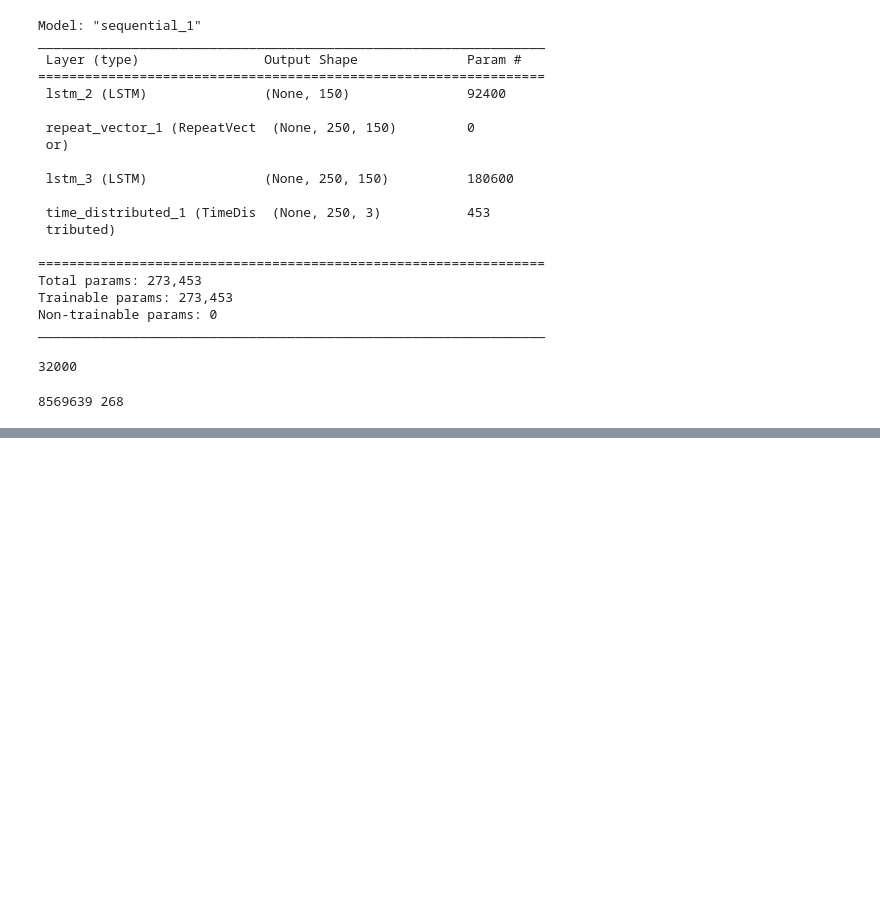
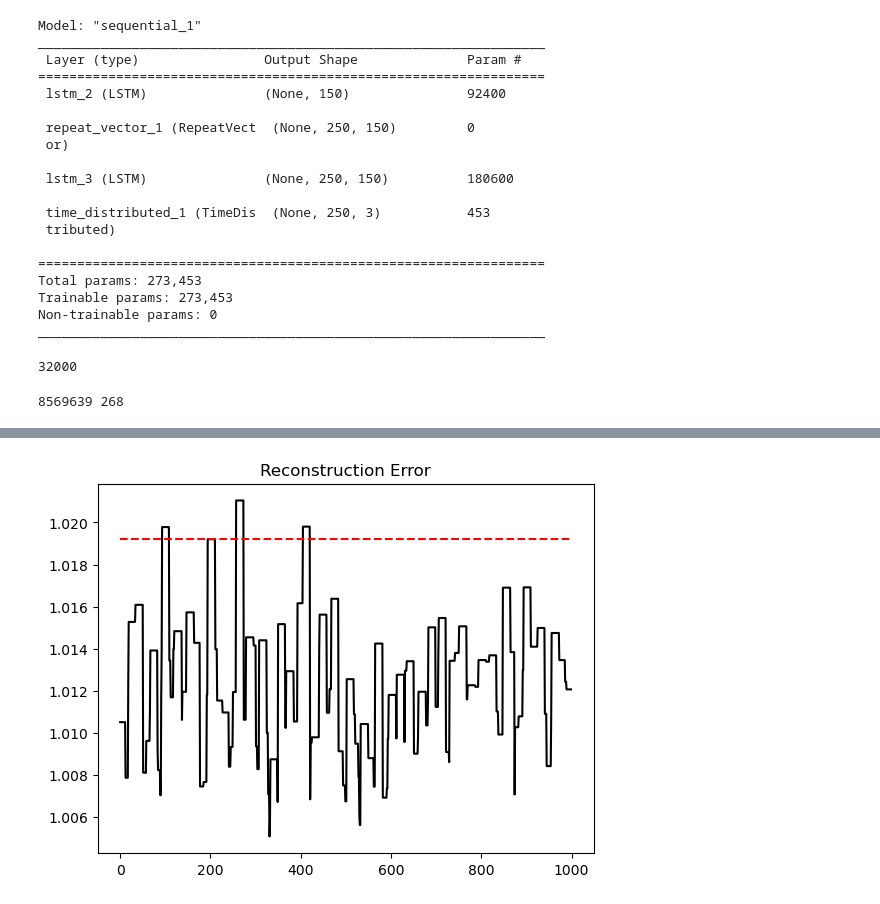
Before and after one commit to danchendrickson/RMG_NDE_Disssertation, a Jupyter notebook: 10b3 Segment then small LSTM 32Node.ipynb, the cells around one changed output, grey strips where cells are left out. Saved outputs shown, nothing was run; the diff lists cells and outputs as text; code cells hidden in the pictures; blank space fills up the shorter version.

```diff
--- a/10b3 Segment then small LSTM 32Node.ipynb
+++ b/10b3 Segment then small LSTM 32Node.ipynb
@@ -428,0 +590,4 @@ for out in Outputs:
+# %%
+scores = np.linalg.norm(Check1 - output_X, axis=-1)
+# %%
+maxes = np.max(scores, axis = 1)
@@ -428,0 +605,12 @@ for out in Outputs:
+# %%
+threshold = 0.95
+
+sorted_scores = sorted(maxes)
+threshold_score = sorted_scores[round(len(maxes) * threshold)]
+
+plt.title("Reconstruction Error")
+plt.plot(maxes)
+plt.plot([threshold_score]*len(scores), c='r')
+plt.show()
+# %% [output]
+[figure, added]
```
Also changed, not shown: parts of 13 cells of this notebook, 6 other files.
